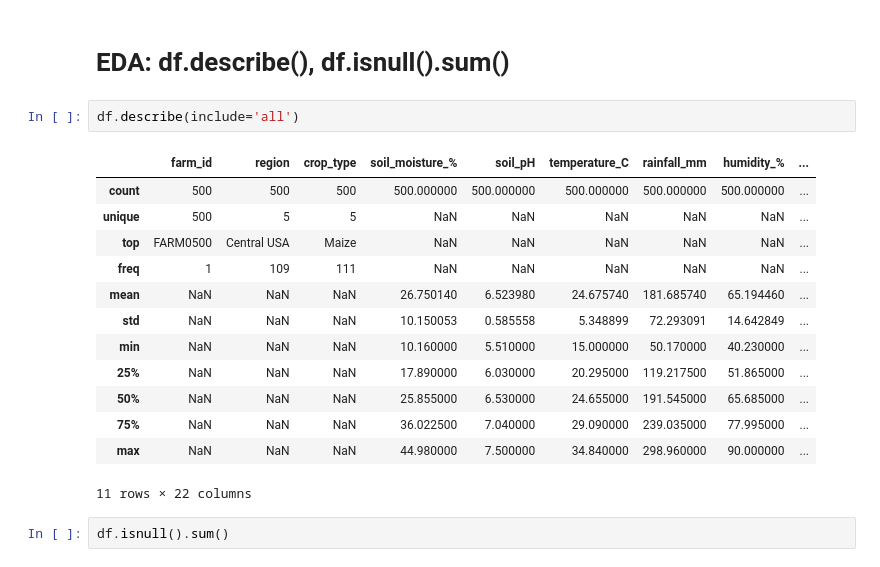
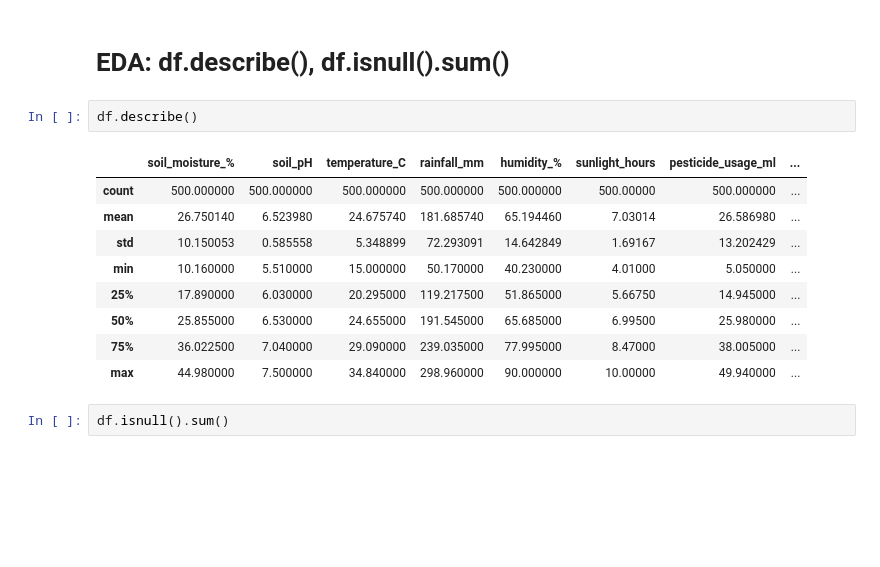
Before and after one commit to viranarita/data-lifecycle-smart-farming-23082010151, a Jupyter notebook: Data_Lifecycle_Smart_Farming.ipynb, the cells around one changed output. Saved outputs shown, nothing was run; the diff lists cells and outputs as text; blank space fills up the shorter version.

```diff
--- a/Data_Lifecycle_Smart_Farming.ipynb
+++ b/Data_Lifecycle_Smart_Farming.ipynb
@@ -25,21 +18,17 @@ Using Colab cache for faster access to the 'smart-farming-sensor-data-for-yield-
 # %% [markdown]
 # **EDA: df.describe(), df.isnull().sum()**
 # %%
-df.describe(include='all')
+df.describe()
 # %% [output]
-|  | farm_id | region | crop_type | soil_moisture_% | soil_pH | temperature_C | rainfall_mm | humidity_% | ... |
-| count | 500 | 500 | 500 | 500.000000 | 500.000000 | 500.000000 | 500.000000 | 500.000000 | ... |
-| unique | 500 | 5 | 5 | NaN | NaN | NaN | NaN | NaN | ... |
-| top | FARM0500 | Central USA | Maize | NaN | NaN | NaN | NaN | NaN | ... |
-| freq | 1 | 109 | 111 | NaN | NaN | NaN | NaN | NaN | ... |
-| mean | NaN | NaN | NaN | 26.750140 | 6.523980 | 24.675740 | 181.685740 | 65.194460 | ... |
-| std | NaN | NaN | NaN | 10.150053 | 0.585558 | 5.348899 | 72.293091 | 14.642849 | ... |
-| min | NaN | NaN | NaN | 10.160000 | 5.510000 | 15.000000 | 50.170000 | 40.230000 | ... |
-| 25% | NaN | NaN | NaN | 17.890000 | 6.030000 | 20.295000 | 119.217500 | 51.865000 | ... |
-| 50% | NaN | NaN | NaN | 25.855000 | 6.530000 | 24.655000 | 191.545000 | 65.685000 | ... |
-| 75% | NaN | NaN | NaN | 36.022500 | 7.040000 | 29.090000 | 239.035000 | 77.995000 | ... |
-| max | NaN | NaN | NaN | 44.980000 | 7.500000 | 34.840000 | 298.960000 | 90.000000 | ... |
+|  | soil_moisture_% | soil_pH | temperature_C | rainfall_mm | humidity_% | sunlight_hours | pesticide_usage_ml | ... |
+| count | 500.000000 | 500.000000 | 500.000000 | 500.000000 | 500.000000 | 500.00000 | 500.000000 | ... |
+| mean | 26.750140 | 6.523980 | 24.675740 | 181.685740 | 65.194460 | 7.03014 | 26.586980 | ... |
+| std | 10.150053 | 0.585558 | 5.348899 | 72.293091 | 14.642849 | 1.69167 | 13.202429 | ... |
+| min | 10.160000 | 5.510000 | 15.000000 | 50.170000 | 40.230000 | 4.01000 | 5.050000 | ... |
+| 25% | 17.890000 | 6.030000 | 20.295000 | 119.217500 | 51.865000 | 5.66750 | 14.945000 | ... |
+| 50% | 25.855000 | 6.530000 | 24.655000 | 191.545000 | 65.685000 | 6.99500 | 25.980000 | ... |
+| 75% | 36.022500 | 7.040000 | 29.090000 | 239.035000 | 77.995000 | 8.47000 | 38.005000 | ... |
+| max | 44.980000 | 7.500000 | 34.840000 | 298.960000 | 90.000000 | 10.00000 | 49.940000 | ... |
-11 rows × 22 columns
 # %%
 df.isnull().sum()
 # %% [output]
```
Also changed, not shown: parts of 6 cells of this notebook, 2 other files.
